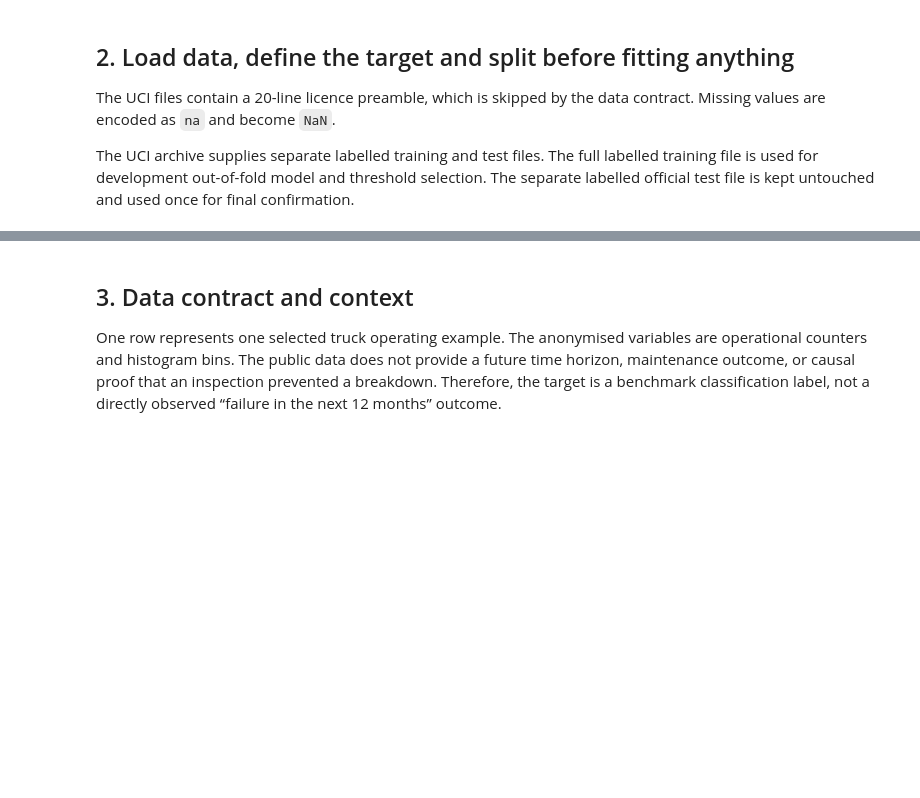
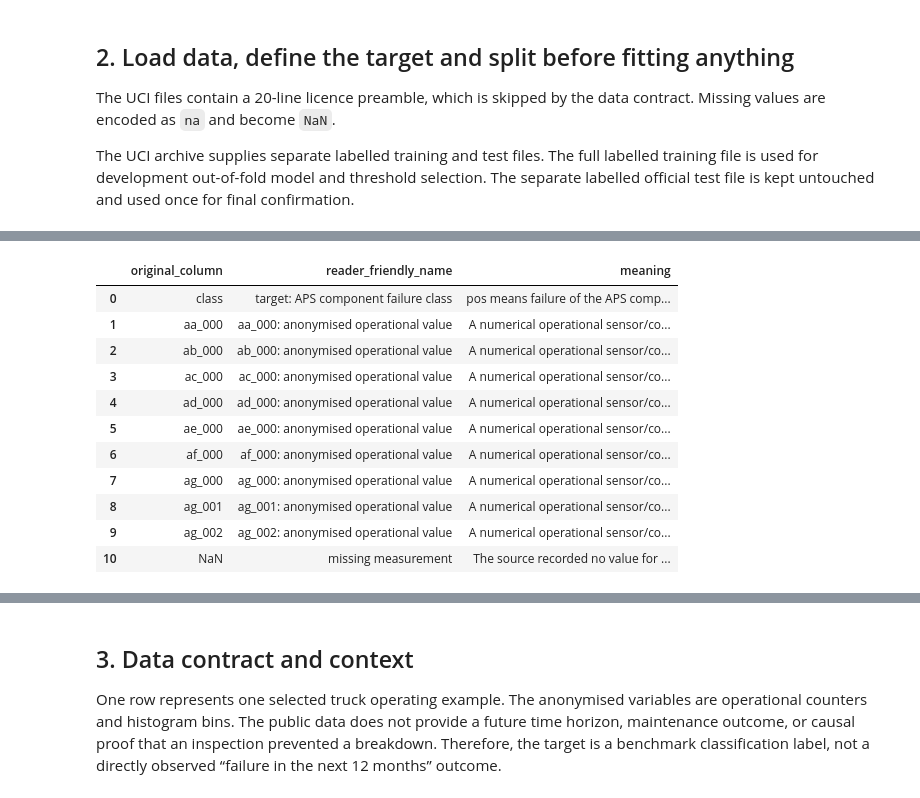
Before and after one commit to klopi710/scania-aps-classification, a Jupyter notebook: notebooks/scania_aps_failure.executed.ipynb, the cells around one changed output, grey strips where cells are left out. Saved outputs shown, nothing was run; the diff lists cells and outputs as text; code cells hidden in the pictures; blank space fills up the shorter version.

Commit message:
Add reader-friendly Scania dataset preview

```diff
--- a/notebooks/scania_aps_failure.executed.ipynb
+++ b/notebooks/scania_aps_failure.executed.ipynb
@@ -118,0 +84,69 @@ The positive class is APS component failure; the negative class is an unrelated
+# %%
+training_frame = load_raw_data(TRAIN_PATH)
+official_test_frame = load_raw_data(OFFICIAL_TEST_PATH)
+print('Training-data preview:')
+display(training_frame.head())
+
+# The UCI release deliberately anonymises the operational feature names.
+# Keep the raw preview above for reproducibility, then show a smaller
+# reader-friendly preview without inventing physical meanings that the
+# public dataset does not disclose.
+PREVIEW_COLUMNS = [
+    'class', 'aa_000', 'ab_000', 'ac_000', 'ad_000',
+    'ae_000', 'af_000', 'ag_000', 'ag_001', 'ag_002',
+]
+PREVIEW_RENAMES = {
+    'class': 'target: APS component failure class',
+    **{
+        column: f'{column}: anonymised operational value'
+        for column in PREVIEW_COLUMNS
+        if column != 'class'
+    },
+}
+preview_columns = [column for column in PREVIEW_COLUMNS if column in training_frame.columns]
+renamed_preview = training_frame[preview_columns].head().rename(columns=PREVIEW_RENAMES)
+column_guide = pd.DataFrame([
+    {
+        'original_column': 'class',
+        'reader_friendly_name': 'target: APS component failure class',
+        'meaning': 'pos means failure of the APS component in focus; neg means a failure unrelated to that APS component.',
+    },
+    *[
+        {
+            'original_column': column,
+            'reader_friendly_name': f'{column}: anonymised operational value',
+            'meaning': 'A numerical operational sensor/counter or histogram-bin value. The public UCI release does not disclose the physical name of this individual feature.',
+        }
+        for column in preview_columns
+        if column != 'class'
+    ],
+    {
+        'original_column': 'NaN',
+        'reader_friendly_name': 'missing measurement',
+        'meaning': 'The source recorded no value for that measurement; the modelling pipeline imputes it and adds a missingness indicator.',
+    },
+])
+print('Reader-friendly preview: what the rows and columns mean:')
+display(renamed_preview)
+display(column_guide)
+PROCESSED_DIR = ROOT / 'data' / 'processed'
+PROCESSED_DIR.mkdir(parents=True, exist_ok=True)
+renamed_preview.to_csv(PROCESSED_DIR / 'renamed_dataset_preview.csv', index=False)
+column_guide.to_csv(PROCESSED_DIR / 'preview_column_guide.csv', index=False)
+print(f'Training shape: {training_frame.shape}; official test shape: {official_test_frame.shape}')
+validate_schema(training_frame, require_full_training_size=True)
+validate_schema(official_test_frame)
+X_dev, y_dev = make_xy(training_frame)
+X_test, y_test = make_xy(official_test_frame)
+X_dev = X_dev.astype('float32')
+X_test = X_test.astype('float32')
+
+split_report = pd.DataFrame({
+    'split': ['labelled development/training', 'official frozen test'],
+    'rows': [len(y_dev), len(y_test)],
+    'positive APS failures': [int(y_dev.sum()), int(y_test.sum())],
+    'positive rate': [y_dev.mean(), y_test.mean()],
+})
+display(split_report)
+print('The positive class is APS component failure; the negative class is an unrelated component failure.')
+# %% [output]
@@ -118,0 +168,12 @@ The positive class is APS component failure; the negative class is an unrelated
+|  | original_column | reader_friendly_name | meaning |
+| 0 | class | target: APS component failure class | pos means failure of the APS comp... |
+| 1 | aa_000 | aa_000: anonymised operational value | A numerical operational sensor/co... |
+| 2 | ab_000 | ab_000: anonymised operational value | A numerical operational sensor/co... |
+| 3 | ac_000 | ac_000: anonymised operational value | A numerical operational sensor/co... |
+| 4 | ad_000 | ad_000: anonymised operational value | A numerical operational sensor/co... |
+| 5 | ae_000 | ae_000: anonymised operational value | A numerical operational sensor/co... |
+| 6 | af_000 | af_000: anonymised operational value | A numerical operational sensor/co... |
+| 7 | ag_000 | ag_000: anonymised operational value | A numerical operational sensor/co... |
+| 8 | ag_001 | ag_001: anonymised operational value | A numerical operational sensor/co... |
+| 9 | ag_002 | ag_002: anonymised operational value | A numerical operational sensor/co... |
+| 10 | NaN | missing measurement | The source recorded no value for ... |
```
Also changed, not shown: parts of 2 cells of this notebook, 7 other files.
